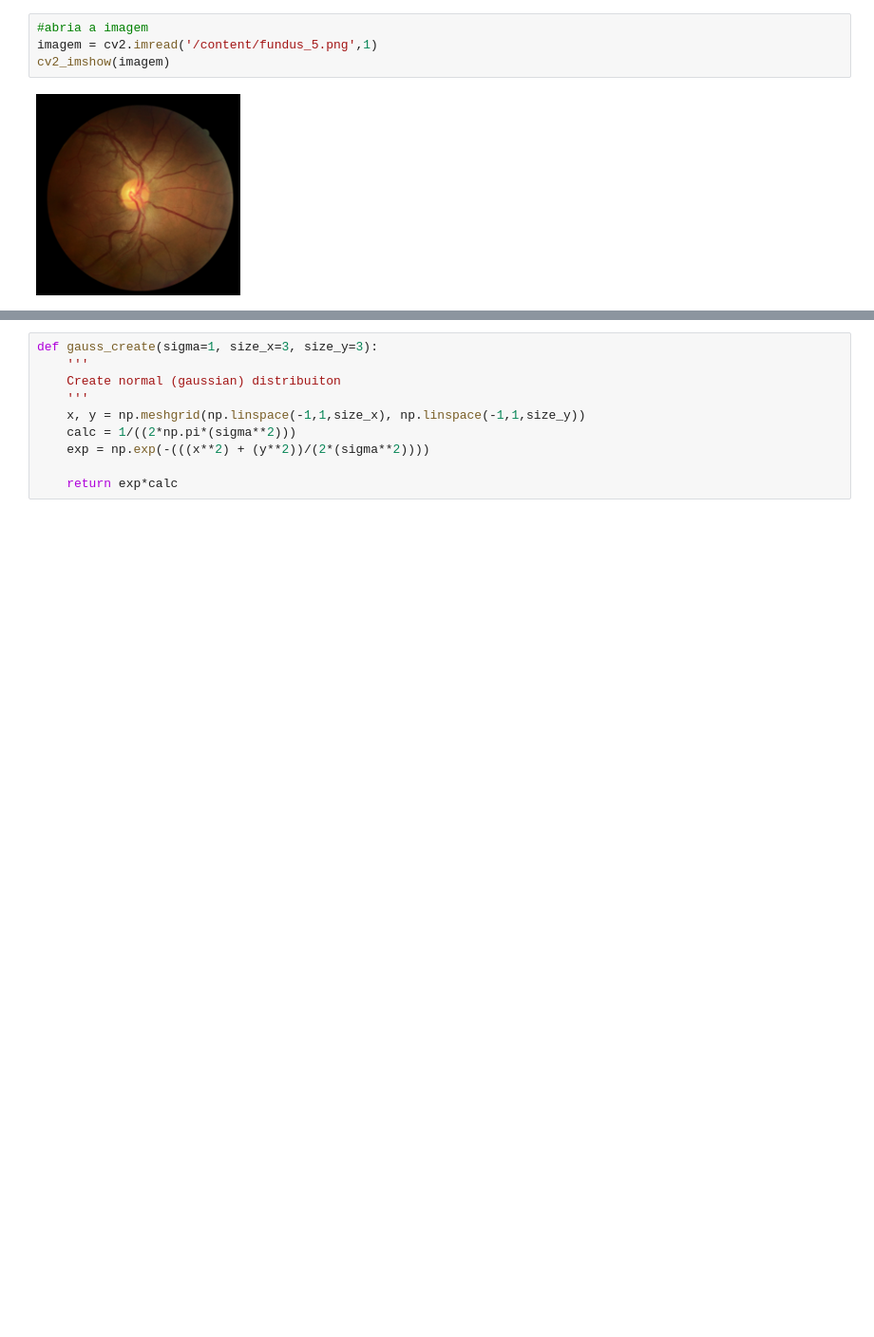
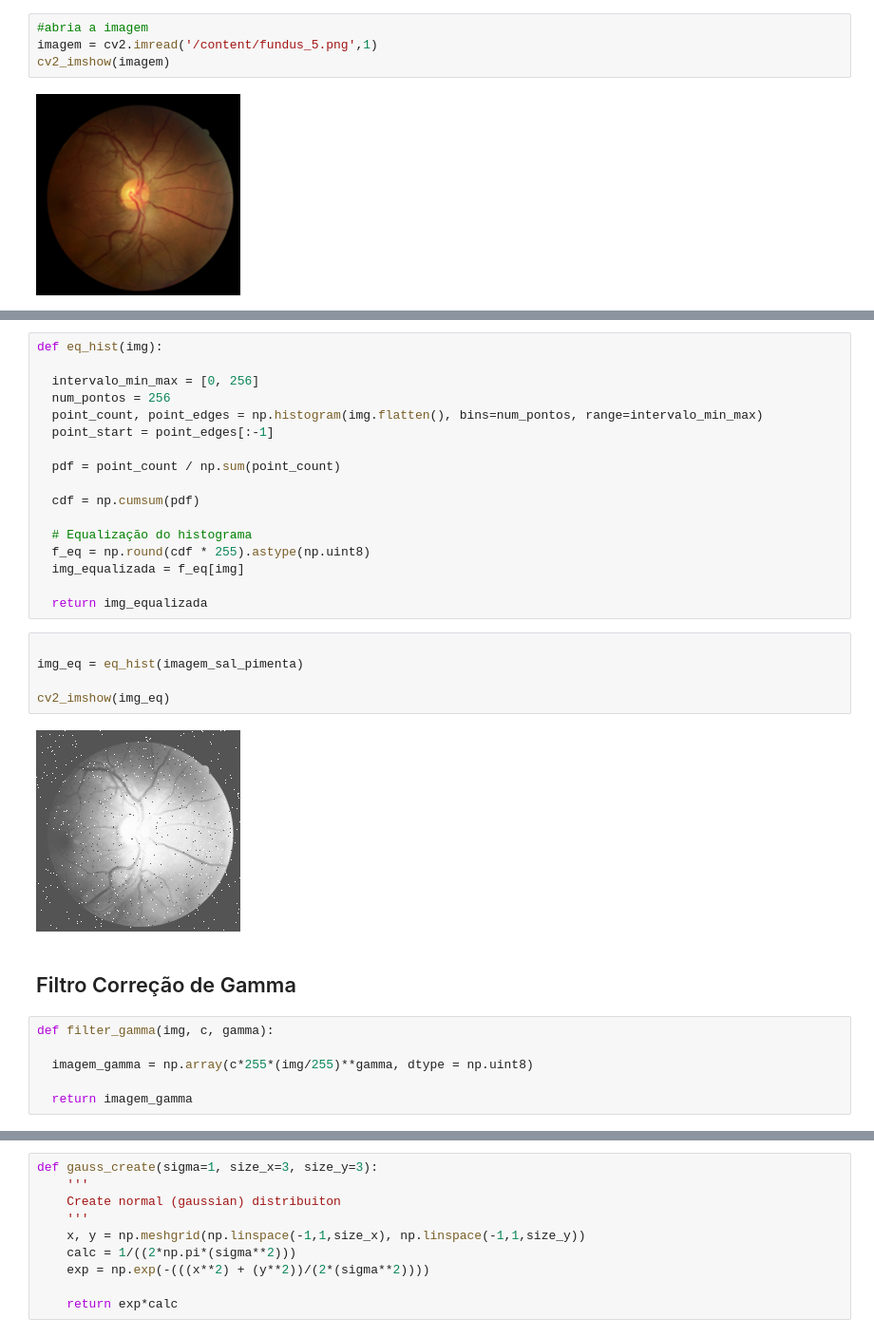
Before and after one commit to hoffera/PDI-Opera-es_Pontuais_e_Filtragem_Espacial, a Jupyter notebook: Projeto_M1_–_Operações_Pontuais_e_Filtragem_Espacial.ipynb, the cells around one changed output, grey strips where cells are left out. Shown: that part at 95% size. Drawn from its saved outputs; the diff is of its cells as text; blank space fills up the shorter version.

```diff
--- a/Projeto_M1_–_Operações_Pontuais_e_Filtragem_Espacial.ipynb
+++ b/Projeto_M1_–_Operações_Pontuais_e_Filtragem_Espacial.ipynb
@@ -101,0 +49,32 @@ img_gamma2 = np.array(c*255*(img_eq/255)**gamma, dtype = np.uint8)
+# %%
+def eq_hist(img):
+
+  intervalo_min_max = [0, 256]
+  num_pontos = 256
+  point_count, point_edges = np.histogram(img.flatten(), bins=num_pontos, range=intervalo_min_max)
+  point_start = point_edges[:-1]
+
+  pdf = point_count / np.sum(point_count)
+
+  cdf = np.cumsum(pdf)
+
+  # Equalização do histograma
+  f_eq = np.round(cdf * 255).astype(np.uint8)
+  img_equalizada = f_eq[img]
+
+  return img_equalizada
+# %%
+
+img_eq = eq_hist(imagem_sal_pimenta)
+
+cv2_imshow(img_eq)
+# %% [output]
+[figure, added]
+# %% [markdown]
+## Filtro Correção de Gamma
+# %%
+def filter_gamma(img, c, gamma):
+
+  imagem_gamma = np.array(c*255*(img/255)**gamma, dtype = np.uint8)
+
+  return imagem_gamma
```
Also changed, not shown: parts of 59 cells of this notebook.
